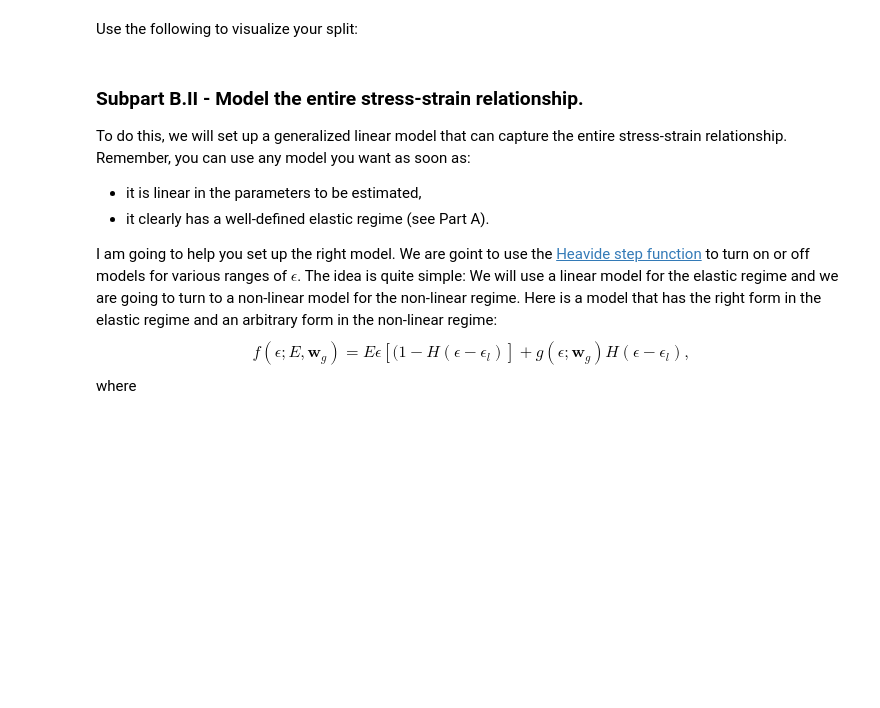
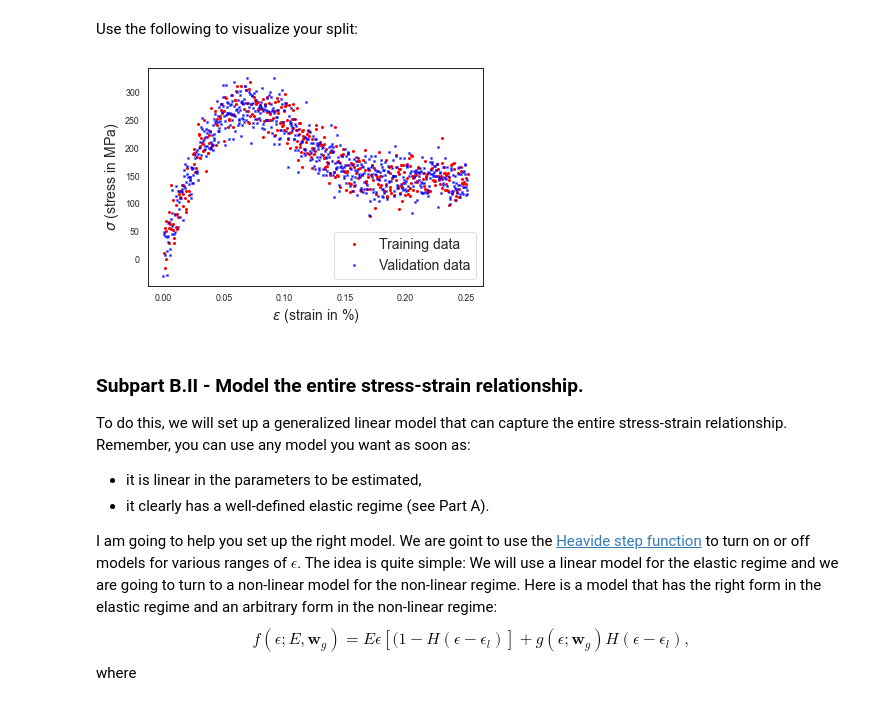
Before and after one commit to isaacdbowser/data-analytics-se, a Jupyter notebook: homework/homework_05.ipynb, the cells around one changed output. Saved outputs shown, nothing was run; the diff lists cells and outputs as text; code cells hidden in the pictures; blank space fills up the shorter version.

```diff
--- a/homework/homework_05.ipynb
+++ b/homework/homework_05.ipynb
@@ -277,12 +287,28 @@ y_valid = # Your code
+# %%
+# your code here - Repeat as many text and code blocks as you like
+
+comb2 = list(zip(x,y))
+perm2 = np.random.permutation(comb2)
+
+num_train_2 = 400
+train_data2 = perm2[:num_train_2]
+valid_data2 = perm2[num_train_2:]
+
+x_train2 = train_data2[:,0]
+y_train2 = train_data2[:,1]
+x_valid2 = valid_data2[:,0]
+y_valid2 = valid_data2[:,1]
 # %% [markdown]
 Use the following to visualize your split:
 # %%
 plt.figure()
-plt.plot(x_train, y_train, 'ro', markersize=2, label = 'Training data')
-plt.plot(x_valid, y_valid, 'bx', markersize=2, label = 'Validation data')
+plt.plot(x_train2, y_train2, 'ro', markersize=2, label = 'Training data')
+plt.plot(x_valid2, y_valid2, 'bx', markersize=2, label = 'Validation data')
 plt.xlabel('$\epsilon$ (strain in %)', fontsize=14)
 plt.ylabel('$\sigma$ (stress in MPa)', fontsize=14)
 plt.legend(loc='best', fontsize = 14);
+# %% [output]
+[figure, added]
 # %% [markdown]
 ### Subpart B.II - Model the entire stress-strain relationship.
 To do this, we will set up a generalized linear model that can capture the entire stress-strain relationship.
```
Also changed, not shown: parts of 23 cells of this notebook, 4 other files.
